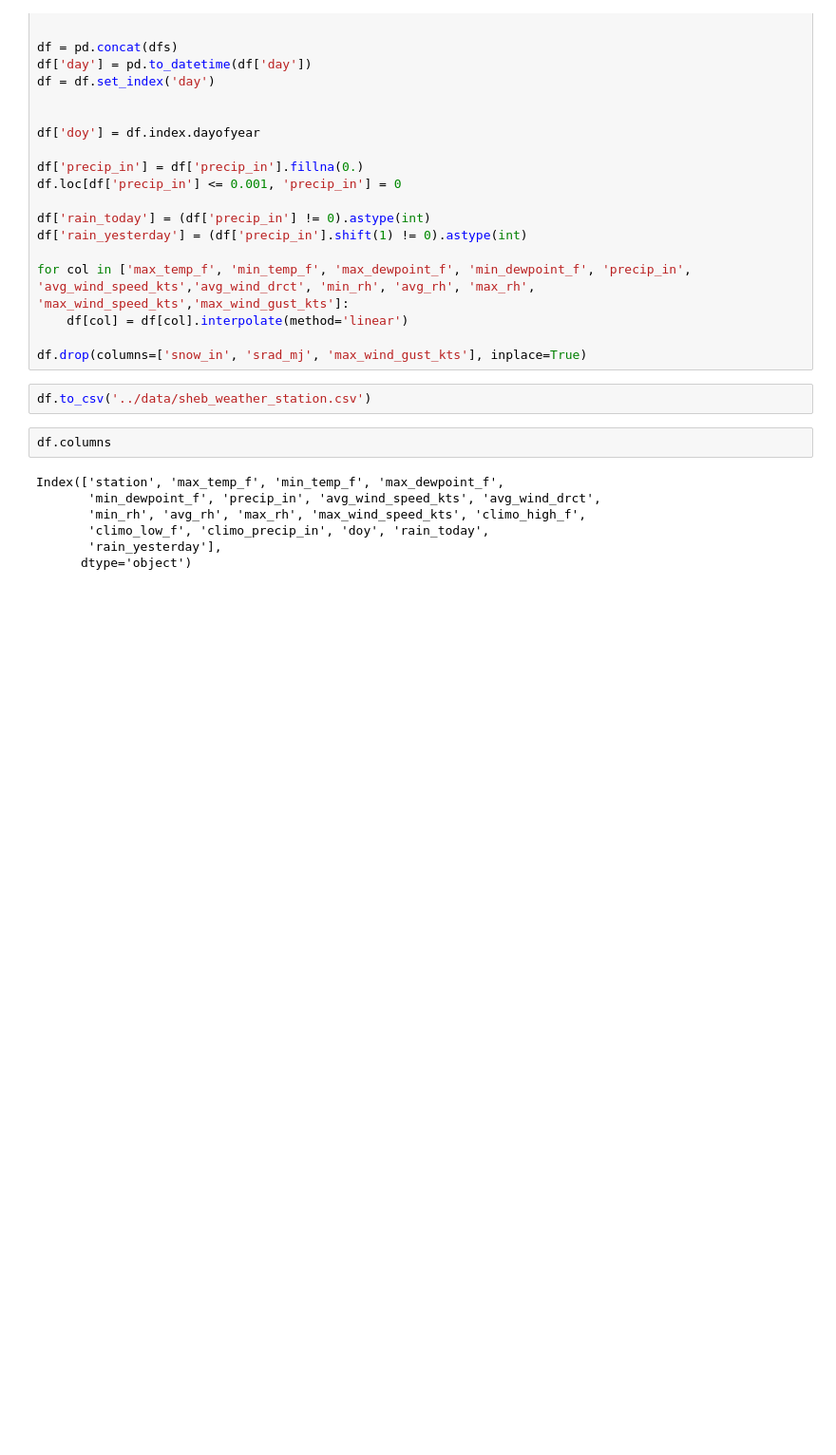
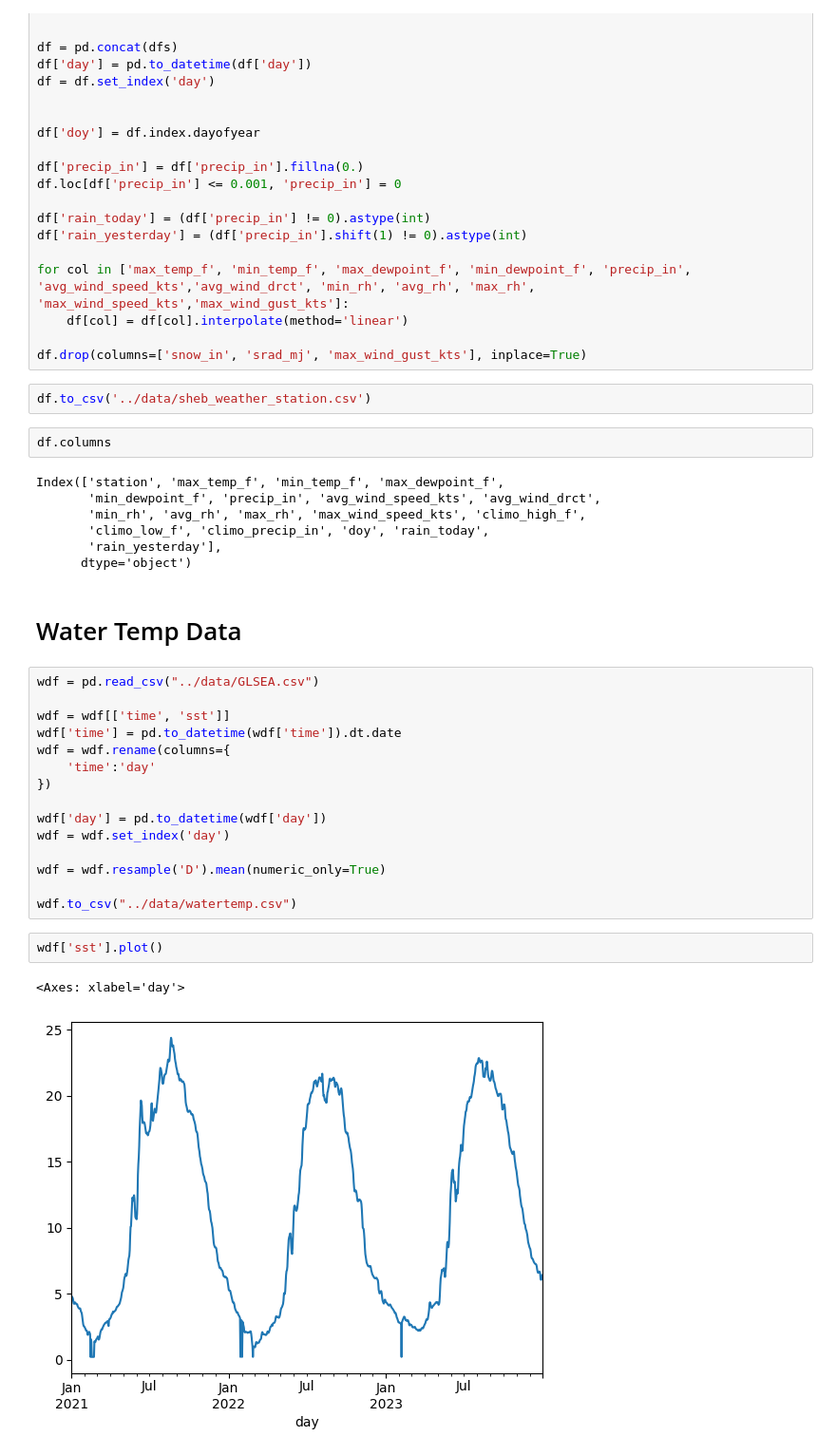
Before and after one commit to jackdpond/lake_effect, a Jupyter notebook: src/code/data_cleanup.ipynb, the cells around one changed output. Shown: that part at 95% size. Drawn from its saved outputs; the diff is of its cells as text; blank space fills up the shorter version.

```diff
--- a/src/code/data_cleanup.ipynb
+++ b/src/code/data_cleanup.ipynb
@@ -125,3 +124,25 @@ Index(['station', 'max_temp_f', 'min_temp_f', 'max_dewpoint_f',
        'climo_low_f', 'climo_precip_in', 'doy', 'rain_today',
        'rain_yesterday'],
       dtype='object')
+# %% [markdown]
+# Water Temp Data
+# %%
+wdf = pd.read_csv("../data/GLSEA.csv")
+
+wdf = wdf[['time', 'sst']]
+wdf['time'] = pd.to_datetime(wdf['time']).dt.date
+wdf = wdf.rename(columns={
+    'time':'day'
+})
+
+wdf['day'] = pd.to_datetime(wdf['day'])
+wdf = wdf.set_index('day')
+
+wdf = wdf.resample('D').mean(numeric_only=True)
+
+wdf.to_csv("../data/watertemp.csv")
+# %%
+wdf['sst'].plot()
+# %% [output]
+<Axes: xlabel='day'>
+[figure, added]
```
Also changed, not shown: parts of 3 cells of this notebook.
